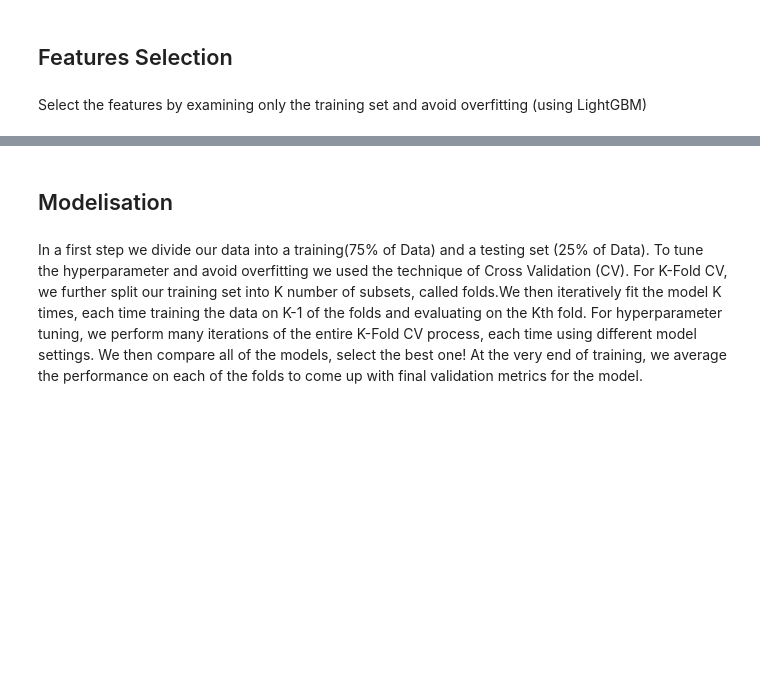
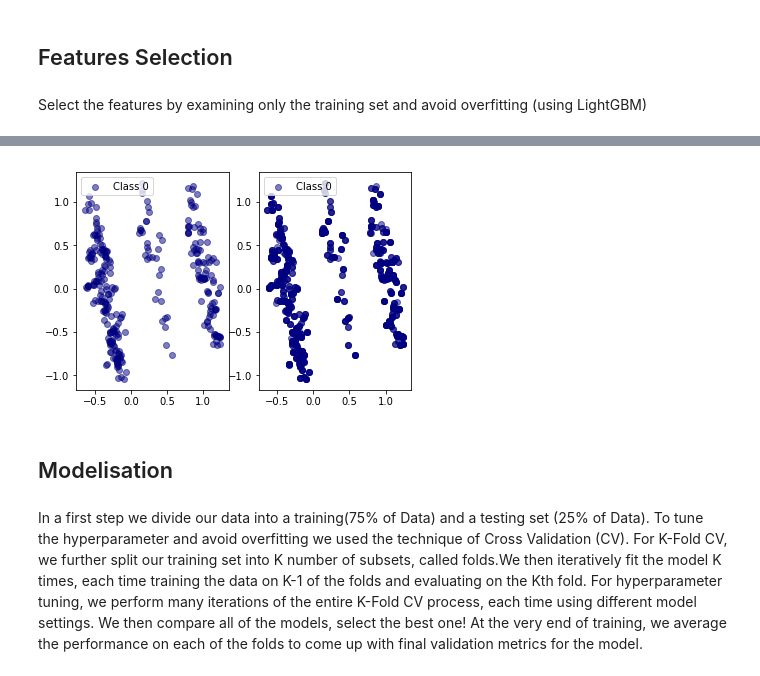
Before and after one commit to alexlorenzo/Pet.my, a Jupyter notebook: 2- Ordinal Multiclass Models.ipynb, the cells around one changed output, grey strips where cells are left out. Saved outputs shown, nothing was run; the diff lists cells and outputs as text; code cells hidden in the pictures; blank space fills up the shorter version.

```diff
--- a/2- Ordinal Multiclass Models.ipynb
+++ b/2- Ordinal Multiclass Models.ipynb
@@ -299,3 +310,30 @@ X_train =X_train.loc[:,features_selection]
+# %%
+from sklearn import preprocessing
+
+min_max_scaler = preprocessing.MinMaxScaler()
+X_scaled = min_max_scaler.fit_transform(X_train)
+X_res_scaled = min_max_scaler.fit_transform(X_res)
+
+# Instanciate a PCA object for the sake of easy visualisation
+pca = PCA(n_components=2)
+# Fit and transform x to visualise inside a 2D feature space
+X_vis = pca.fit_transform(X_scaled)
+X_res_vis = pca.transform(X_res_scaled)
+
+plt.figure()
+
+# sp1
+plt.subplot(121)
+plt.scatter(X_vis[y_train == 0, 0],  X_vis[y_train == 0, 1],  c="navy", alpha=0.5,label="Class 0")
+plt.legend(loc='upper left')
+
+plt.subplot(122)
+plt.scatter(X_res_vis[y_res == 0, 0],  X_res_vis[y_res == 0, 1],  c="navy", alpha=0.5,label="Class 0")
+
+plt.legend(loc='upper left')
+plt.show()
+# %% [output]
+[figure, added]
 # %% [markdown]
 ## Modelisation
 # %% [markdown]
```
Also changed, not shown: parts of 71 cells of this notebook, 31 other files.
